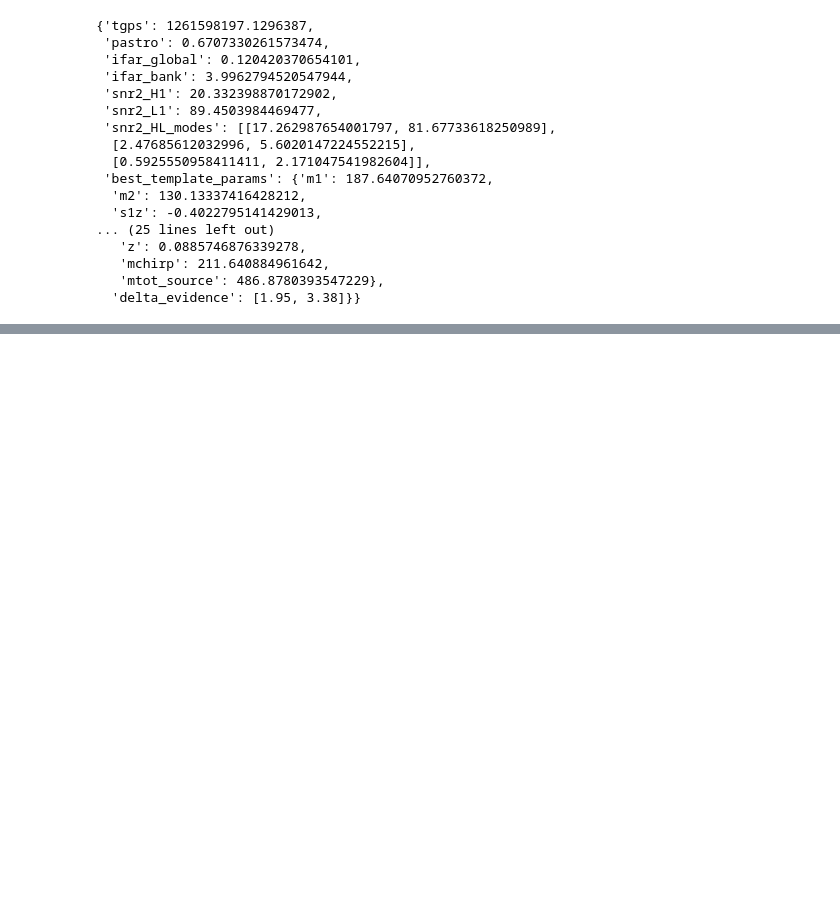
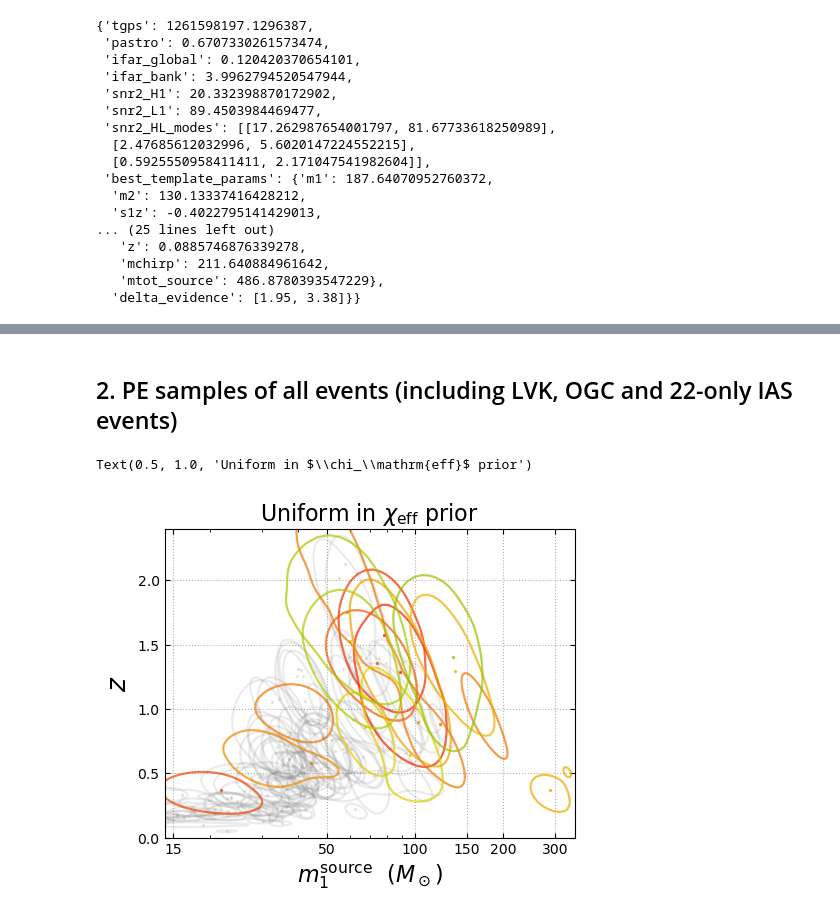
Before and after one commit to JayWadekar/GW_higher_harmonics_search, a Jupyter notebook: New_Events_arXiv_2312.06631/Reading_data.ipynb, the cells around one changed output, grey strips where cells are left out. Cells and saved outputs as stored; diff of their text form; code cells hidden in the pictures; blank space fills up the shorter version.

```diff
--- a/New_Events_arXiv_2312.06631/Reading_data.ipynb
+++ b/New_Events_arXiv_2312.06631/Reading_data.ipynb
@@ -133,2 +140,23 @@ cp.scatter_points(max_lnl)
 # at samples_dir/f'{eventname}/*.npz
 # see https://github.com/jroulet/cogwheel/tree/main/tutorials for running cogwheel
+# %% [markdown]
+## 2. PE samples of all events (including LVK, OGC and 22-only IAS events)
+# %%
+# All_Event_samples_IAS_spin_prior.pkl and All_Event_samples_LVC_spin_prior.pkl contain the PE samples for all events
+# Please download the them from https://drive.google.com/drive/folders/1YkuIo-yIJhIOSX3B0zRGlSJzwIT5D61U?usp=sharing
+# and rename the path below
+with open('/data/jayw/IAS/GW/Data/HM_O3a_search/PE_samples/All_Event_samples_IAS_spin_prior.pkl', 'rb') as f:
+    all_evn_samples = pickle.load(f)
+# %%
+lnl_diff_allow = 25
+# This is the maximum allowed difference in log-likelihood between the maximum and the rest of the samples
+# This is introduced to make the plot look cleaner, otherwise tails of the distributions can be very long
+
+for evn_name in all_evn_samples:
+    if evn_name not in ['GW200305_084739','GW200210_005122']:
+        evn = all_evn_samples[evn_name]
+        mask = evn['lnl'] > (evn['lnl'].max() - lnl_diff_allow)
+        for key in evn:
+            if evn[key] is not None:
+                evn[key] = evn[key][mask]
+        all_evn_samples[evn_name] = evn
@@ -134,0 +239,22 @@ cp.scatter_points(max_lnl)
+# %%
+plot_2d_params = ['m1_source', 'z']
+ranges_2d = {ev: [expanded_rng(samples['m1_source']), None]
+             for ev, samples in all_evn_samples.items()}
+
+make_multievent_plot(plot_2d_params, ranges_2d, figsize=(5,3), xlim=(14, 350), ylim=(0,2.4),
+                     evnames=all_evn_samples.keys(),
+                     sigma_gaussian_filter=4, fractions=[.5])
+
+plt.tight_layout()
+atest = plt.gca()
+atest.set_xscale('log')
+atest.set_xticks([15, 50, 100, 150, 200, 300])
+atest.set_xticklabels(['15', '50', '100', '150', '200', '300'])
+atest.set_xlim(right=350)
+atest.figure.set_figheight(4)
+atest.set_xlabel(r'$m^\mathrm{source}_1\ \ (M_\odot)$', fontsize=16)
+atest.set_ylabel('$z$', fontsize=19);
+atest.set_title('Uniform in $\chi_\mathrm{eff}$ prior', fontsize=16)
+# %% [output]
+Text(0.5, 1.0, 'Uniform in $\\chi_\\mathrm{eff}$ prior')
+[figure, added]
```
Also changed, not shown: parts of 10 cells of this notebook, 1 other file.
